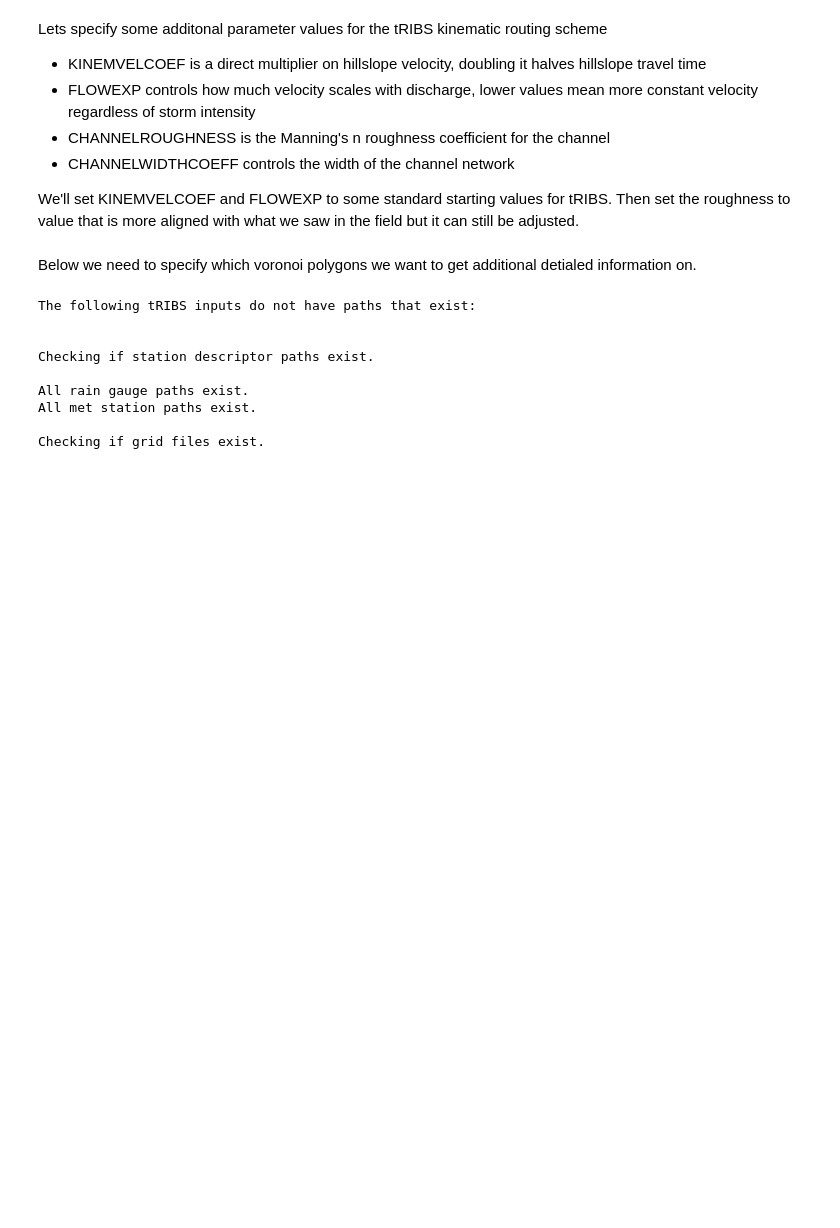
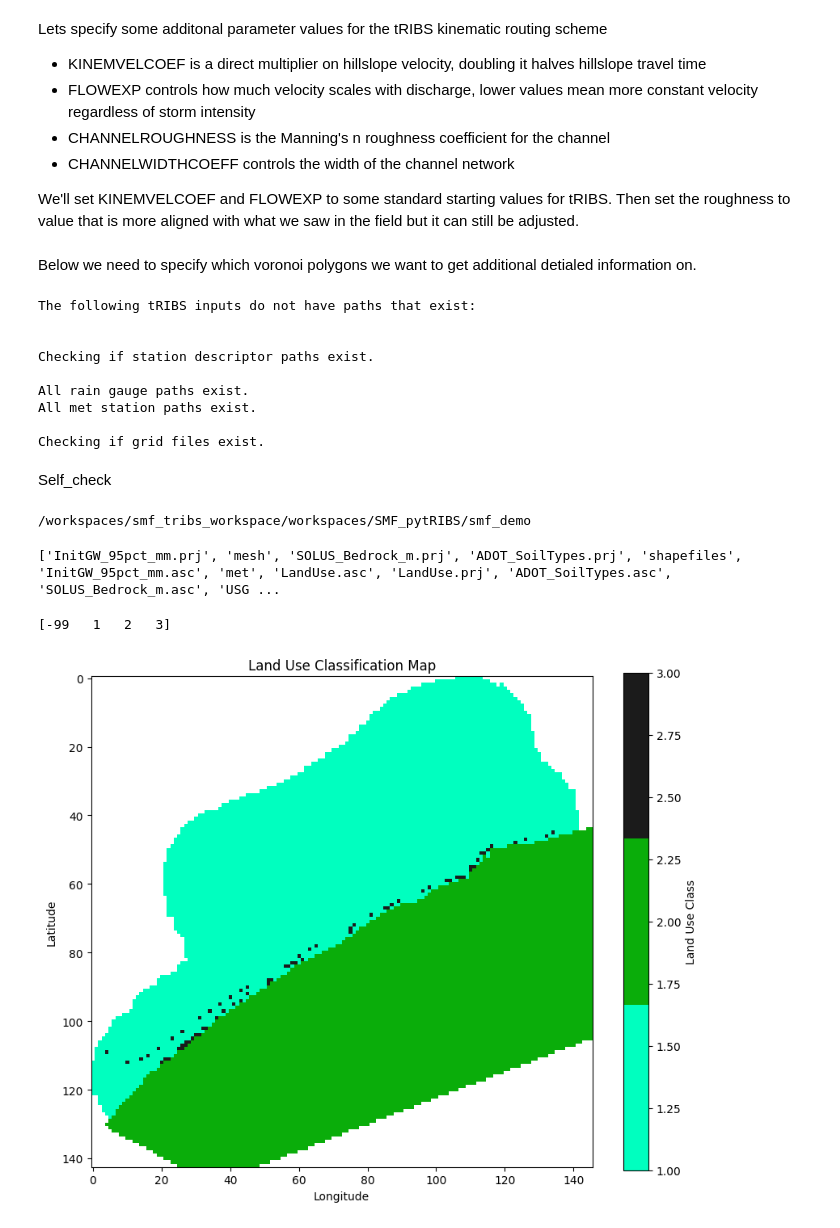
Before and after one commit to kmitu25/smf_tribs_workspace, a Jupyter notebook: workspaces/SMF_pytRIBS/smf_demo/Make_SMF_Model.ipynb, the cells around one changed output. Cells and saved outputs as stored; diff of their text form; code cells hidden in the pictures; blank space fills up the shorter version.

```diff
--- a/workspaces/SMF_pytRIBS/smf_demo/Make_SMF_Model.ipynb
+++ b/workspaces/SMF_pytRIBS/smf_demo/Make_SMF_Model.ipynb
@@ -661,3 +661,56 @@ Checking if grid files exist.
 input_file = f'{name}.in'
 # %%
 model.write_input_file(input_file)
+# %% [markdown]
+Self_check
+# %%
+import os
+print(os.getcwd())  # This will print the current working directory.
+# %% [output]
+/workspaces/smf_tribs_workspace/workspaces/SMF_pytRIBS/smf_demo
+# %%
+import os
+
+# List files in the directory
+print(os.listdir('../smf_init_data/'))
+# %% [output]
+['InitGW_95pct_mm.prj', 'mesh', 'SOLUS_Bedrock_m.prj', 'ADOT_SoilTypes.prj', 'shapefiles', 'InitGW_95pct_mm.asc', 'met', 'LandUse.asc', 'LandUse.prj', 'ADOT_SoilTypes.asc', 'SOLUS_Bedrock_m.asc', 'USG ...
+# %%
+print(np.unique(land_use_data))  # This will show you the unique values in the dataset
+# %% [output]
+[-99   1   2   3]
+# %%
+import matplotlib.pyplot as plt
+import numpy as np
+import rasterio
+from rasterio.plot import show
+from matplotlib.colors import ListedColormap
+
+# Open the Land Use .asc file
+land_use_path = f"{proj.directories['land']}/LandUse.asc"
+with rasterio.open(land_use_path) as src:
+    land_use_data = src.read(1)  # Read the first band (assuming the land use is in the first band)
+
+# Convert the land use data to float for NaN assignment
+land_use_data = land_use_data.astype(float)
+
+# Replace -99 with NaN to avoid affecting the plot
+land_use_data[land_use_data == -99] = np.nan  # Replace -99 with NaN
+
+# Define a custom colormap with specific colors for each class (1, 2, 3)
+cmap = ListedColormap(["#00FFBF", "#0AAD0A", "#1B1B1B"])  # Red for South Facing, Green for North Facing, Blue for Roadway
+
+# Plot the Land Use data
+plt.figure(figsize=(10, 8))
+plt.imshow(land_use_data, cmap=cmap, interpolation='nearest')
+
+# Add colorbar and labels
+plt.colorbar(label='Land Use Class')
+plt.title('Land Use Classification Map')
+plt.xlabel('Longitude')
+plt.ylabel('Latitude')
+
+# Display the plot
+plt.show()
+# %% [output]
+[figure, added]
```
Also changed, not shown: parts of 1 cell of this notebook, 2 other files.
